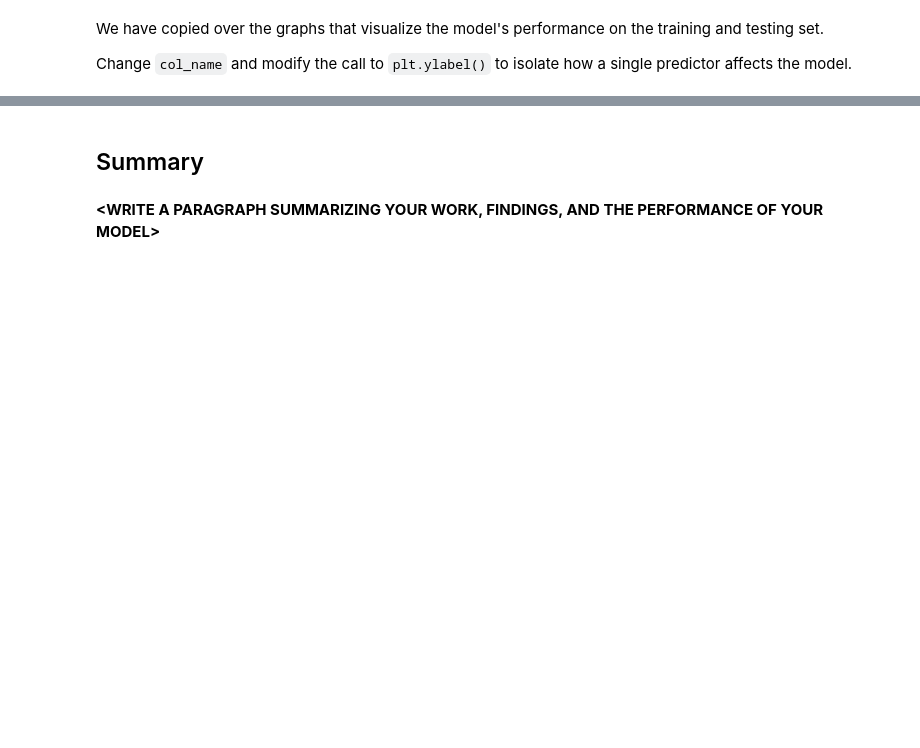
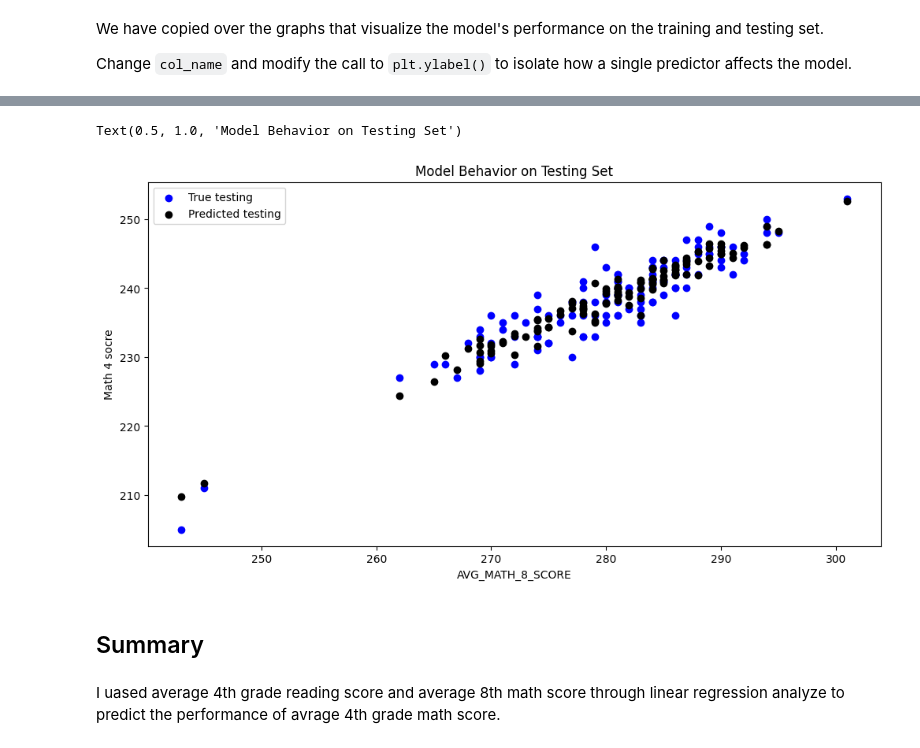
Before and after one commit to yiranyang-github/MDST-Tutorial-Yiran-Yang, a Jupyter notebook: tutorial1/checkpoint1.ipynb, the cells around one changed output, grey strips where cells are left out. Saved outputs shown, nothing was run; the diff lists cells and outputs as text; code cells hidden in the pictures; blank space fills up the shorter version.

```diff
--- a/tutorial1/checkpoint1.ipynb
+++ b/tutorial1/checkpoint1.ipynb
@@ -132,15 +222,18 @@ Change `col_name` and modify the call to `plt.ylabel()` to isolate how a single
 # %%
-# col_name = 'COLUMN NAME OF ONE PREDICTOR"
+col_name = 'AVG_MATH_8_SCORE'
 
-# f = plt.figure(figsize=(12,6))
-# plt.scatter(X_test[col_name], y_test, color = "blue")
-# plt.scatter(X_test[col_name], model.predict(X_test), color = "black")
+f = plt.figure(figsize=(12,6))
+plt.scatter(X_test[col_name], y_test, color = "blue")
+plt.scatter(X_test[col_name], model.predict(X_test), color = "black")
 
-# plt.legend(['True testing','Predicted testing'])
-# plt.xlabel(col_name)
-# plt.ylabel('NAME OF THE PREDICTOR')
-# plt.title("Model Behavior on Testing Set")
+plt.legend(['True testing','Predicted testing'])
+plt.xlabel(col_name)
+plt.ylabel('Math 4 socre')
+plt.title("Model Behavior on Testing Set")
+# %% [output]
+Text(0.5, 1.0, 'Model Behavior on Testing Set')
+[figure, added]
 # %% [markdown]
 <h2> Summary </h2>
-# %% [markdown]
-**<WRITE A PARAGRAPH SUMMARIZING YOUR WORK, FINDINGS, AND THE PERFORMANCE OF YOUR MODEL\>**
+# %% [markdown]
+I uased average 4th grade reading score and average 8th math score through linear regression analyze to predict the performance of avrage 4th grade math score.
```
Also changed, not shown: parts of 22 cells of this notebook, 2 other files.
